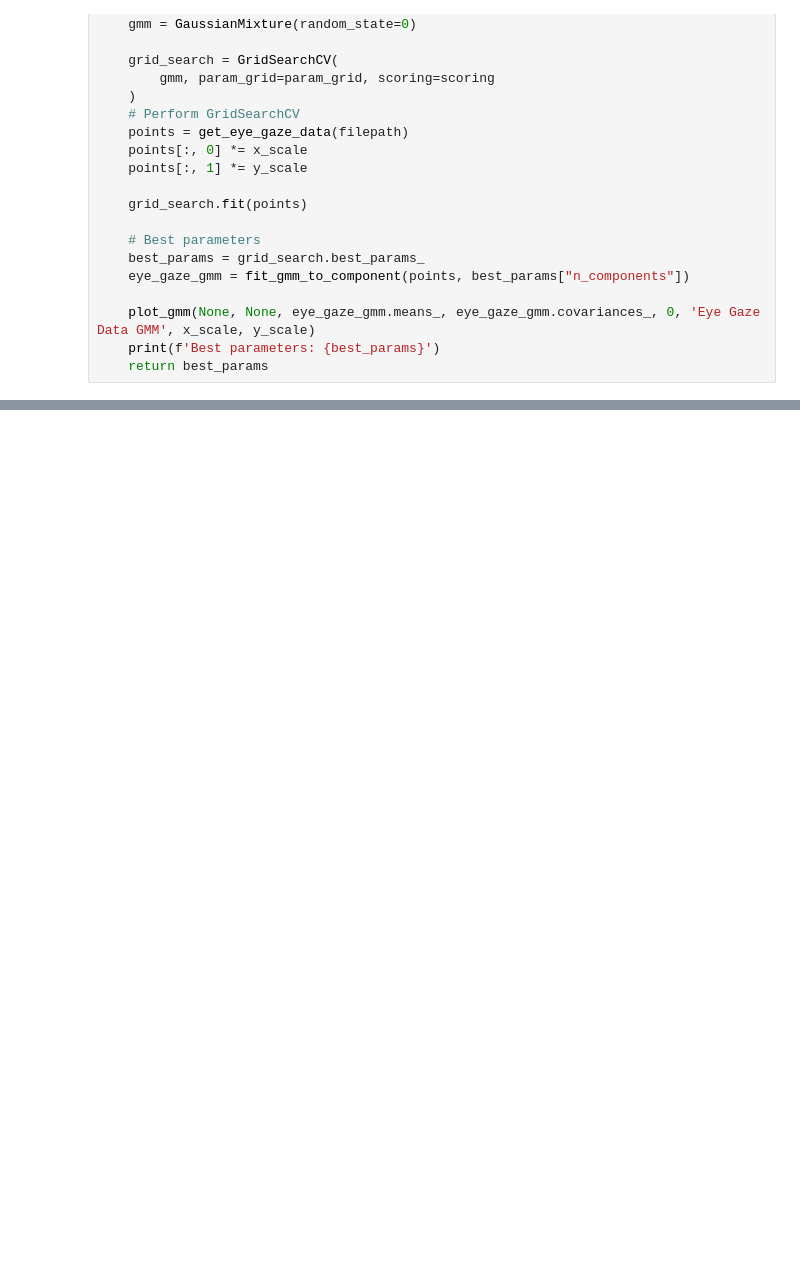
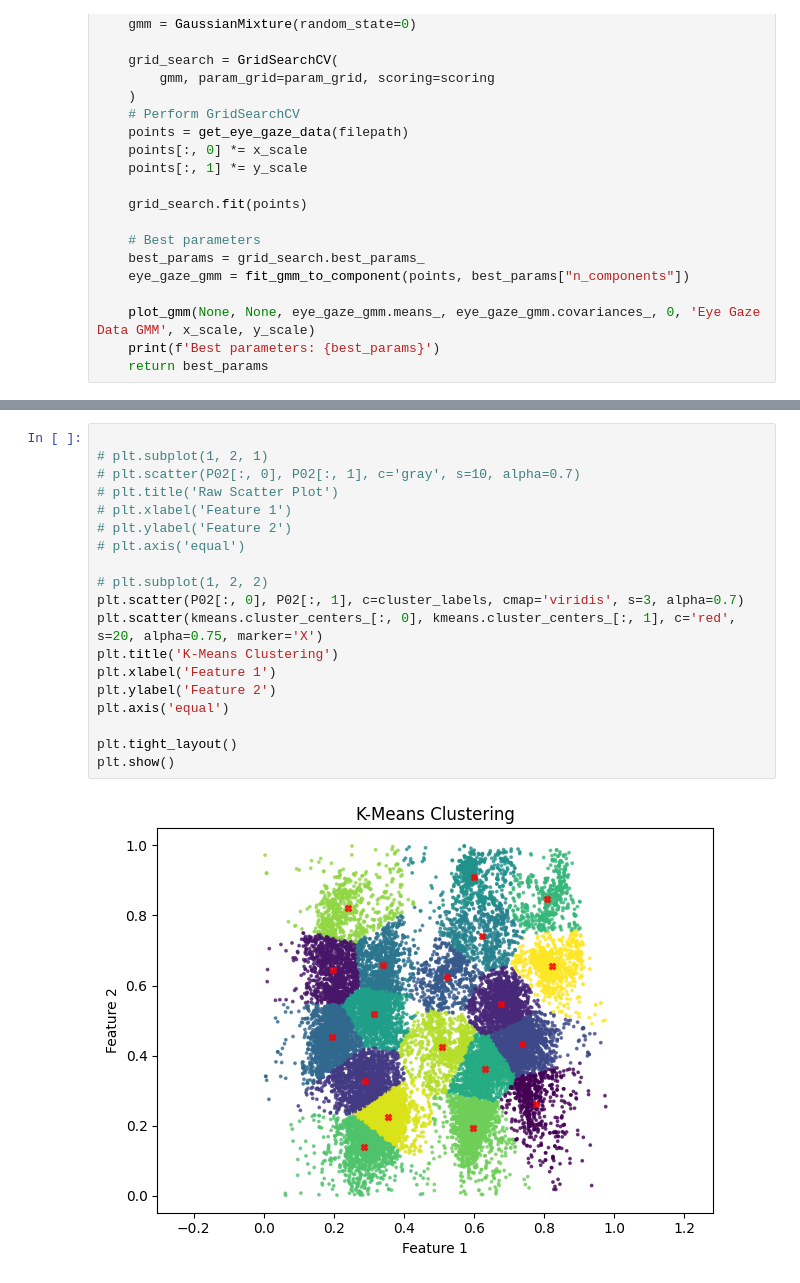
Before and after one commit to mariarlima/llm-hri-cognitive-health, a Jupyter notebook: AnalysisTools/EyeGazeDataTools/GMM.ipynb, the cells around one changed output, grey strips where cells are left out. Drawn from its saved outputs; the diff is of its cells as text; blank space fills up the shorter version.

```diff
--- a/AnalysisTools/EyeGazeDataTools/GMM.ipynb
+++ b/AnalysisTools/EyeGazeDataTools/GMM.ipynb
@@ -531,0 +640,21 @@ Best parameters: {'covariance_type': 'full', 'n_components': 3}
+# %%
+
+# plt.subplot(1, 2, 1)
+# plt.scatter(P02[:, 0], P02[:, 1], c='gray', s=10, alpha=0.7)
+# plt.title('Raw Scatter Plot')
+# plt.xlabel('Feature 1')
+# plt.ylabel('Feature 2')
+# plt.axis('equal')
+
+# plt.subplot(1, 2, 2)
+plt.scatter(P02[:, 0], P02[:, 1], c=cluster_labels, cmap='viridis', s=3, alpha=0.7)
+plt.scatter(kmeans.cluster_centers_[:, 0], kmeans.cluster_centers_[:, 1], c='red', s=20, alpha=0.75, marker='X')
+plt.title('K-Means Clustering')
+plt.xlabel('Feature 1')
+plt.ylabel('Feature 2')
+plt.axis('equal')
+
+plt.tight_layout()
+plt.show()
+# %% [output]
+[figure, added]
```
Also changed, not shown: parts of 21 cells of this notebook, 7 other files.
